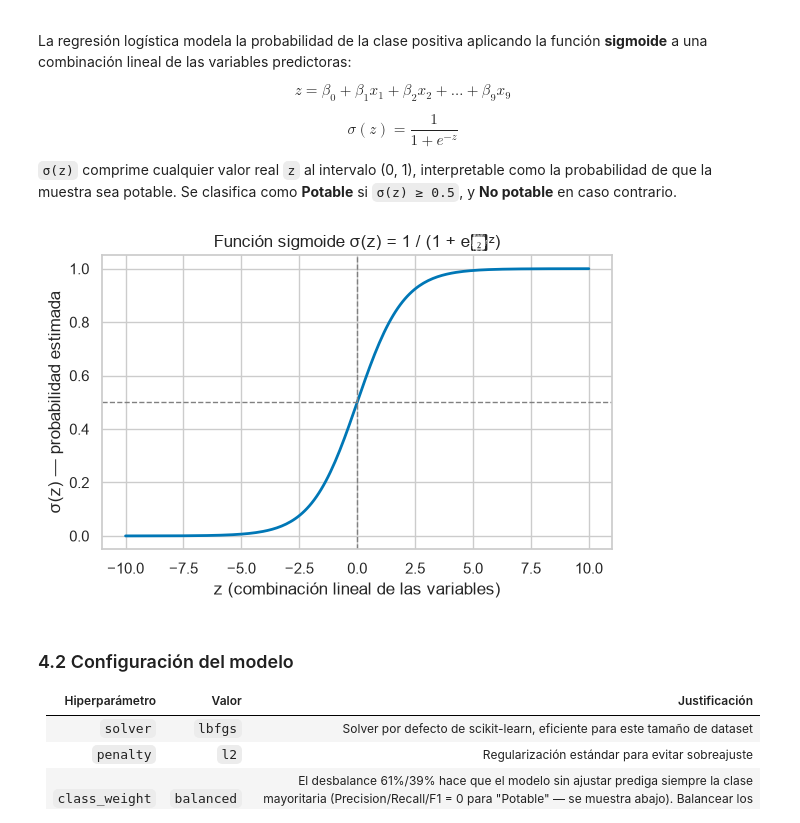
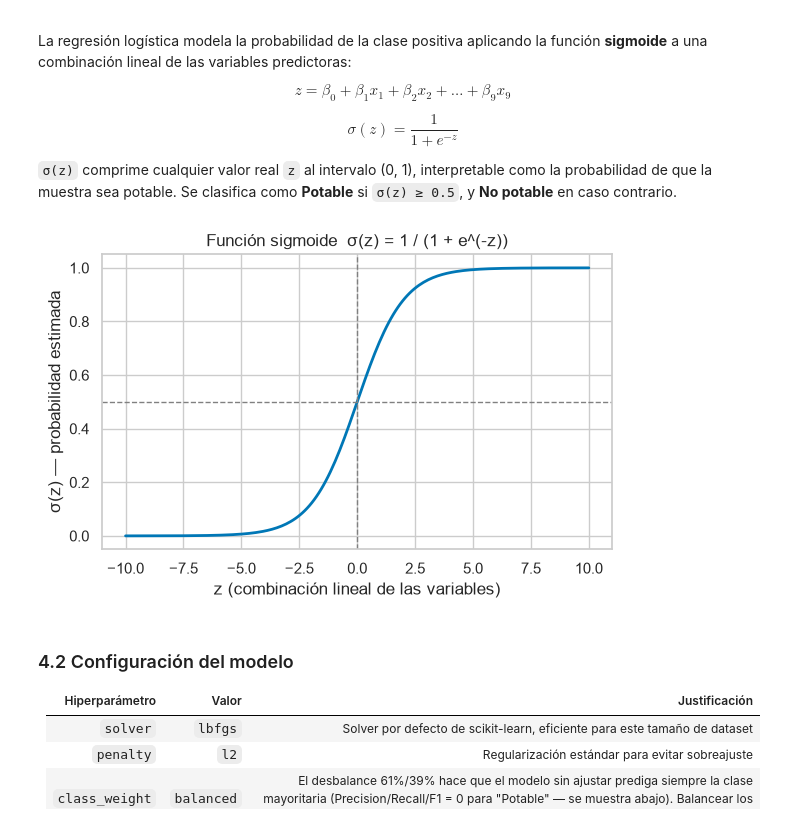
Before and after one commit to JigSaw1117/CLAUDIOS, a Jupyter notebook: TALLER 1.2/ANALISIS_POTABILIDAD_AGUA.ipynb, the cells around one changed output. Cells and saved outputs as stored; diff of their text form; code cells hidden in the pictures.

```diff
--- a/TALLER 1.2/ANALISIS_POTABILIDAD_AGUA.ipynb
+++ b/TALLER 1.2/ANALISIS_POTABILIDAD_AGUA.ipynb
@@ -300,18 +300,18 @@ como la probabilidad de que la muestra sea potable. Se clasifica como
 # %%
 z = np.linspace(-10, 10, 200)
 sigmoide = 1 / (1 + np.exp(-z))
 
 plt.figure(figsize=(6, 4))
 plt.plot(z, sigmoide, color="#0077b6", linewidth=2)
 plt.axhline(0.5, color="gray", linestyle="--", linewidth=1)
 plt.axvline(0, color="gray", linestyle="--", linewidth=1)
-plt.title("Función sigmoide σ(z) = 1 / (1 + e⁻ᶻ)")
+plt.title("Función sigmoide  σ(z) = 1 / (1 + e^(-z))")
 plt.xlabel("z (combinación lineal de las variables)")
 plt.ylabel("σ(z) — probabilidad estimada")
 plt.tight_layout()
 plt.show()
 # %% [output]
-[figure, old version]
+[figure, new version]
 # %% [markdown]
 ### 4.2 Configuración del modelo
 
```
Also changed, not shown: 1 other file.
